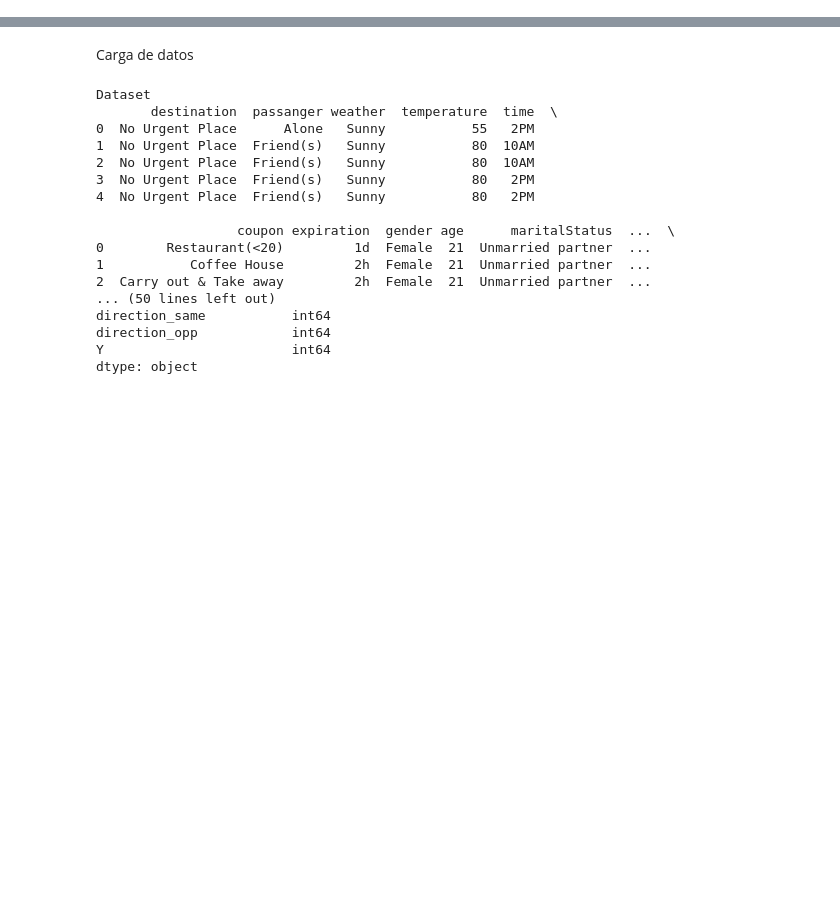
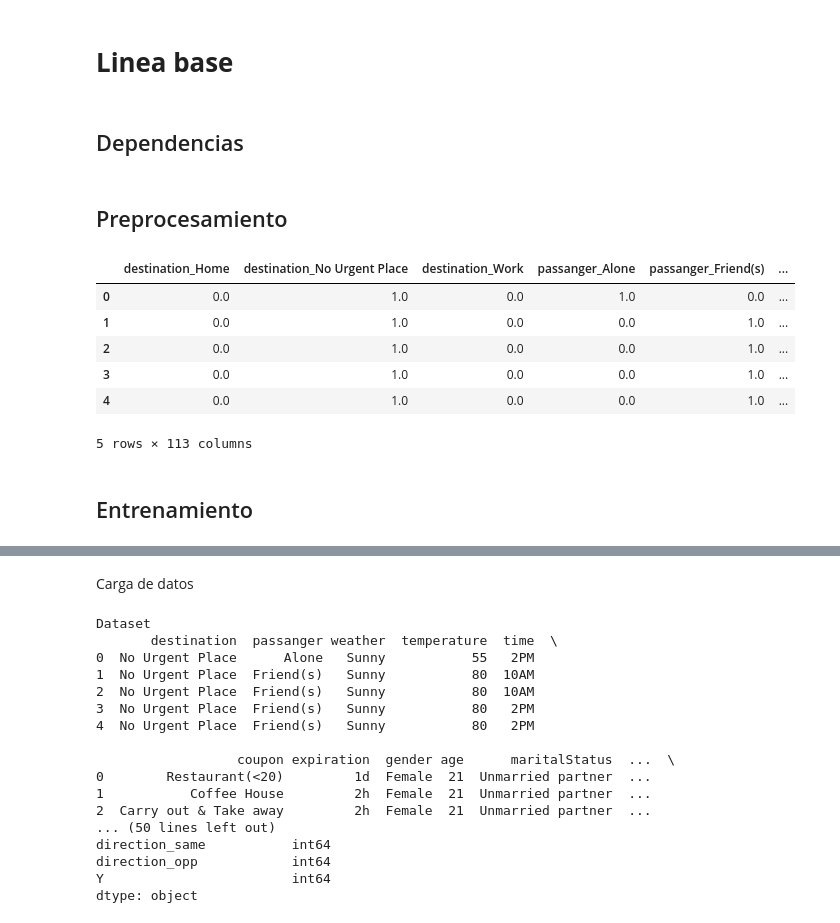
Before and after one commit to echovl/in-vehicle-coupon-recommendation, a Jupyter notebook: codigo_final_ml.ipynb, the cells around one changed output, grey strips where cells are left out. Saved outputs shown, nothing was run; the diff lists cells and outputs as text; code cells hidden in the pictures; blank space fills up the shorter version.

```diff
--- a/codigo_final_ml.ipynb
+++ b/codigo_final_ml.ipynb
@@ -0,0 +1,4 @@
+# %% [markdown]
+# **Linea base**
+# %% [markdown]
+## Dependencias
@@ -0,0 +30,50 @@
+# %% [markdown]
+## Preprocesamiento
+# %%
+import pandas as pd
+from typing import cast
+import seaborn as sns
+
+dataset_url = "https://archive.ics.uci.edu/ml/machine-learning-databases/00603/in-vehicle-coupon-recommendation.csv"
+
+# Cargamos el dataset
+dataset = pd.read_csv(dataset_url)
+
+# Eliminamos atributos redundantes 'toCoupon_GEQ5min', el cual solo posee un unico valor
+# y 'direction_opp', el cual es complemento de 'direction_same'
+dataset.drop(columns=["direction_opp", "toCoupon_GEQ5min"], inplace=True)
+
+# Eliminamos el atributo 'car', el cual posee una gran cantidad de datos faltantes
+dataset.drop(columns=["car"], inplace=True)
+
+# Completamos los valores faltantes usando el valor mas frecuente de cada atributo
+missing_values = dataset.isna().sum()
+missing_values = missing_values[missing_values > 0]
+
+for column in missing_values.to_dict():
+    mode = dataset[column].value_counts().index[0]
+    dataset[column].fillna(mode, inplace=True)
+
+# Separamos la data, en variables independientes (x) y dependientes (y)
+x = dataset.drop(["Y"], axis=1)
+y = dataset["Y"]
+
+# Convertimos los atributos a valores nominales usando One Hot Encoding
+categorical_columns = x.columns.to_list()
+
+for column in categorical_columns:
+    encoded = pd.get_dummies(x[column], prefix=column, dtype=float)
+    x.drop(columns=[column], inplace=True)
+    x = x.join(encoded)
+
+x.head()
+# %% [output]
+|  | destination_Home | destination_No Urgent Place | destination_Work | passanger_Alone | passanger_Friend(s) | ... |
+| 0 | 0.0 | 1.0 | 0.0 | 1.0 | 0.0 | ... |
+| 1 | 0.0 | 1.0 | 0.0 | 0.0 | 1.0 | ... |
+| 2 | 0.0 | 1.0 | 0.0 | 0.0 | 1.0 | ... |
+| 3 | 0.0 | 1.0 | 0.0 | 0.0 | 1.0 | ... |
+| 4 | 0.0 | 1.0 | 0.0 | 0.0 | 1.0 | ... |
+5 rows × 113 columns
+# %% [markdown]
+## Entrenamiento
```
Also changed, not shown: parts of 18 cells of this notebook.
